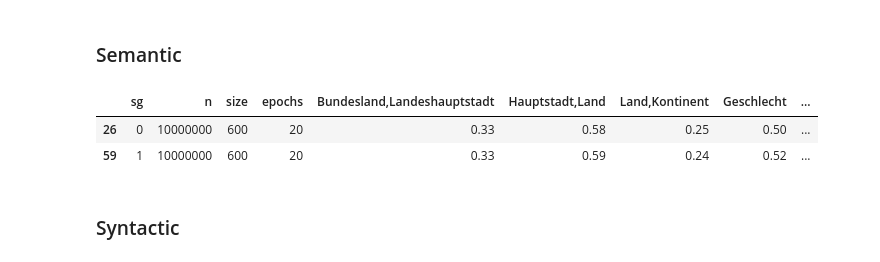
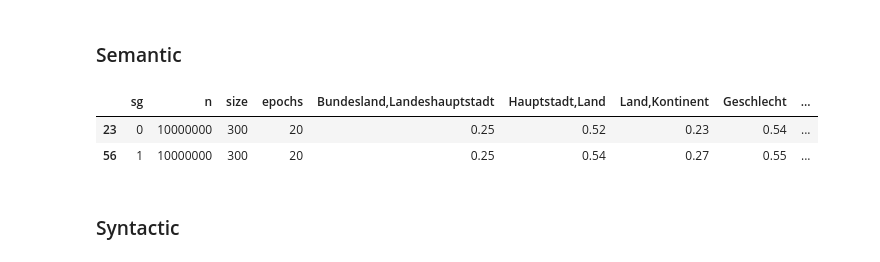
Before and after one commit to HPI-DeepLearning/wort2vek, a Jupyter notebook: evaluation/evaluation.ipynb, the cells around one changed output. Drawn from its saved outputs; the diff is of its cells as text; code cells hidden in the pictures.

```diff
--- a/evaluation/evaluation.ipynb
+++ b/evaluation/evaluation.ipynb
@@ -31,7 +31,7 @@ with open('evaluation/results.txt') as f:
 # %%
 import pandas as pd
 
-df = pd.read_csv('evaluation/results.csv')
+df = pd.read_csv('results.csv')
 # %%
 syncols = ['sg', 'n', 'size', 'epochs'] + [
     # Verbs
@@ -79,11 +79,11 @@ n, size, epochs
 # %% [markdown]
 ### Semantic
 # %%
-semdf[(df['epochs'] == 20) & (df['size'] == 600) & (df['n'] == 10_000_000)]
+semdf[(df['epochs'] == 20) & (df['size'] == 300) & (df['n'] == 10_000_000)]
 # %% [output]
 |  | sg | n | size | epochs | Bundesland,Landeshauptstadt | Hauptstadt,Land | Land,Kontinent | Geschlecht | ... |
-| 26 | 0 | 10000000 | 600 | 20 | 0.33 | 0.58 | 0.25 | 0.50 | ... |
-| 59 | 1 | 10000000 | 600 | 20 | 0.33 | 0.59 | 0.24 | 0.52 | ... |
+| 23 | 0 | 10000000 | 300 | 20 | 0.25 | 0.52 | 0.23 | 0.54 | ... |
+| 56 | 1 | 10000000 | 300 | 20 | 0.25 | 0.54 | 0.27 | 0.55 | ... |
 # %% [markdown]
 ### Syntactic
 # %%
```
Also changed, not shown: parts of 5 cells of this notebook, 2 other files.
